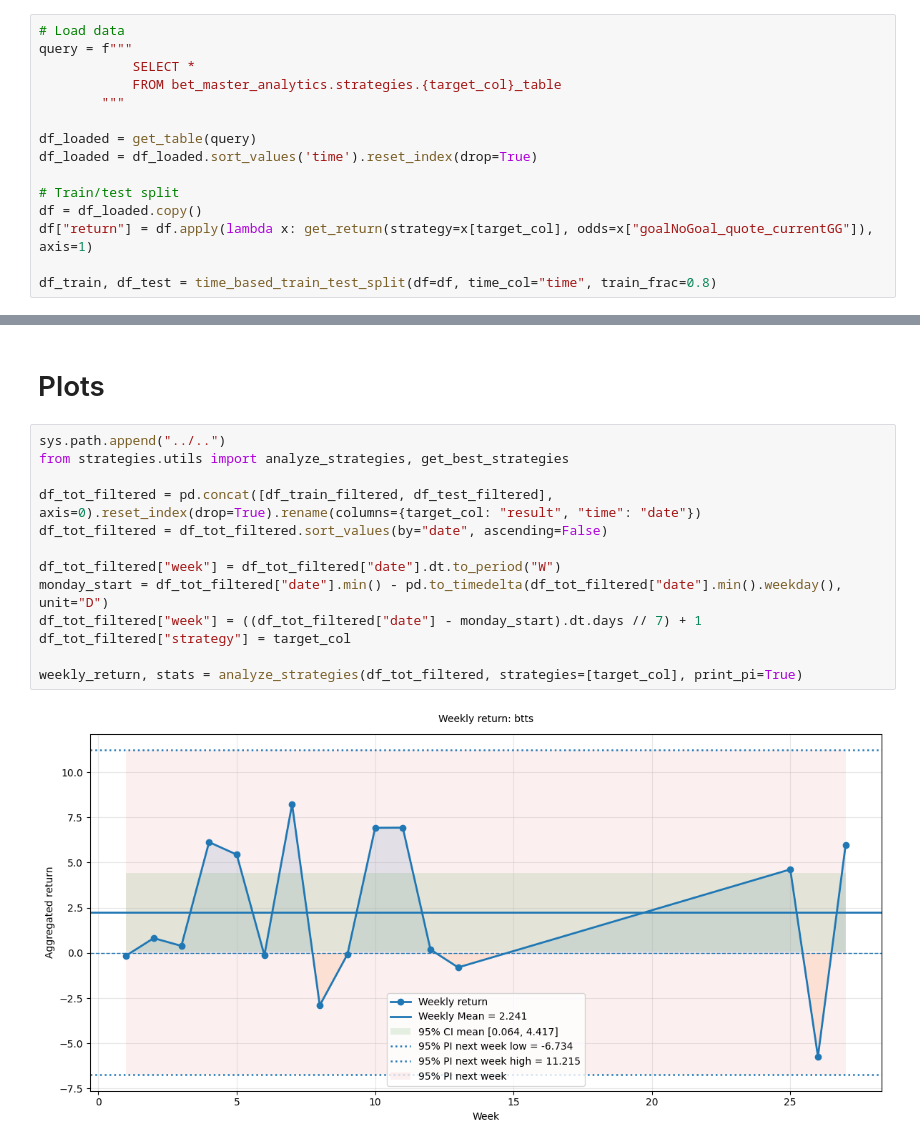
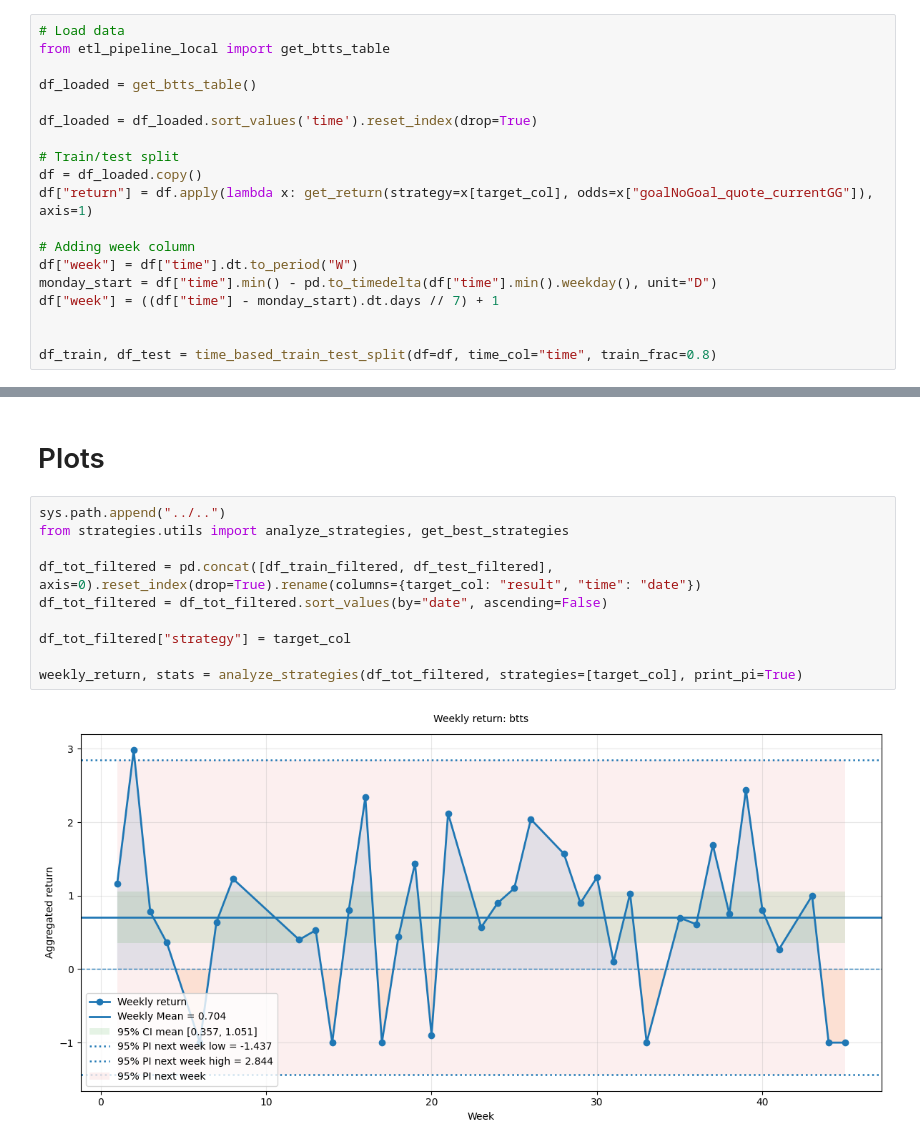
Before and after one commit to NickOLeeney/bet-master-analytics, a Jupyter notebook: src/models/btts/greedy_model.ipynb, the cells around one changed output, grey strips where cells are left out. Saved outputs shown, nothing was run; the diff lists cells and outputs as text.

```diff
--- a/src/models/btts/greedy_model.ipynb
+++ b/src/models/btts/greedy_model.ipynb
@@ -94,18 +93,22 @@ features = ["underOver_chance_over15HT",
 # TODO: perfezionare funzione di costo per tradeoff roi medio e quantità di partite considerate
 # %%
 # Load data
-query = f"""
-            SELECT *
-            FROM bet_master_analytics.strategies.{target_col}_table
-        """
+from etl_pipeline_local import get_btts_table
 
-df_loaded = get_table(query)
+df_loaded = get_btts_table()
+
 df_loaded = df_loaded.sort_values('time').reset_index(drop=True)
 
 # Train/test split
 df = df_loaded.copy()
 df["return"] = df.apply(lambda x: get_return(strategy=x[target_col], odds=x["goalNoGoal_quote_currentGG"]), axis=1)
 
+# Adding week column
+df["week"] = df["time"].dt.to_period("W")
+monday_start = df["time"].min() - pd.to_timedelta(df["time"].min().weekday(), unit="D")
+df["week"] = ((df["time"] - monday_start).dt.days // 7) + 1
+
+
 df_train, df_test = time_based_train_test_split(df=df, time_col="time", train_frac=0.8)
 # %%
 # Define features and relative step
@@ -382,18 +398,15 @@ Accuracy: 0.5 (22/45)
 # %%
 sys.path.append("../..")
 from strategies.utils import analyze_strategies, get_best_strategies
 
 df_tot_filtered = pd.concat([df_train_filtered, df_test_filtered], axis=0).reset_index(drop=True).rename(columns={target_col: "result", "time": "date"})
 df_tot_filtered = df_tot_filtered.sort_values(by="date", ascending=False)
 
-df_tot_filtered["week"] = df_tot_filtered["date"].dt.to_period("W")
-monday_start = df_tot_filtered["date"].min() - pd.to_timedelta(df_tot_filtered["date"].min().weekday(), unit="D")
-df_tot_filtered["week"] = ((df_tot_filtered["date"] - monday_start).dt.days // 7) + 1
 df_tot_filtered["strategy"] = target_col
 
 weekly_return, stats = analyze_strategies(df_tot_filtered, strategies=[target_col], print_pi=True)
 # %% [output]
-[figure, old version]
+[figure, new version]
 # %%
 weekly_return
 # %% [output]
```
Also changed, not shown: parts of 8 cells of this notebook, 1 other file.
